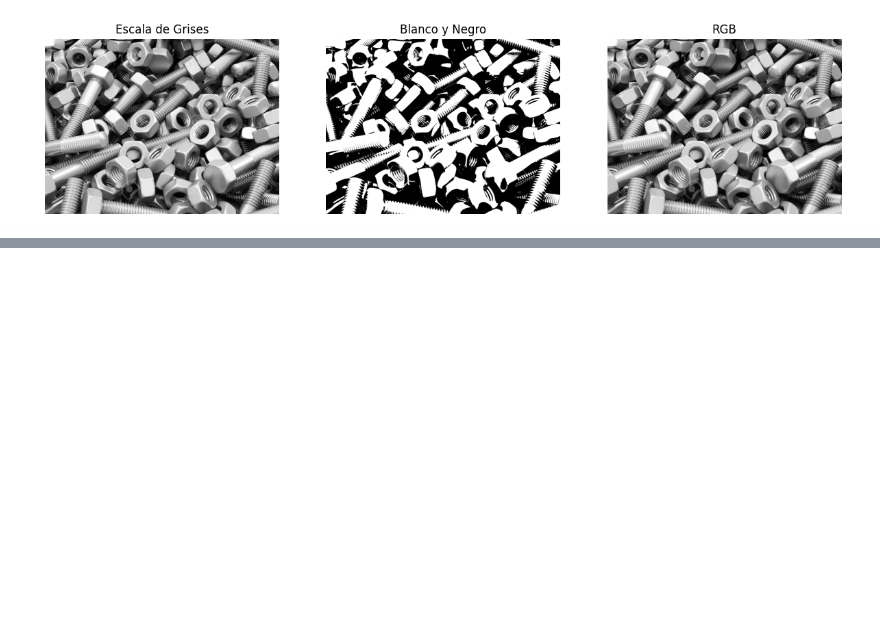
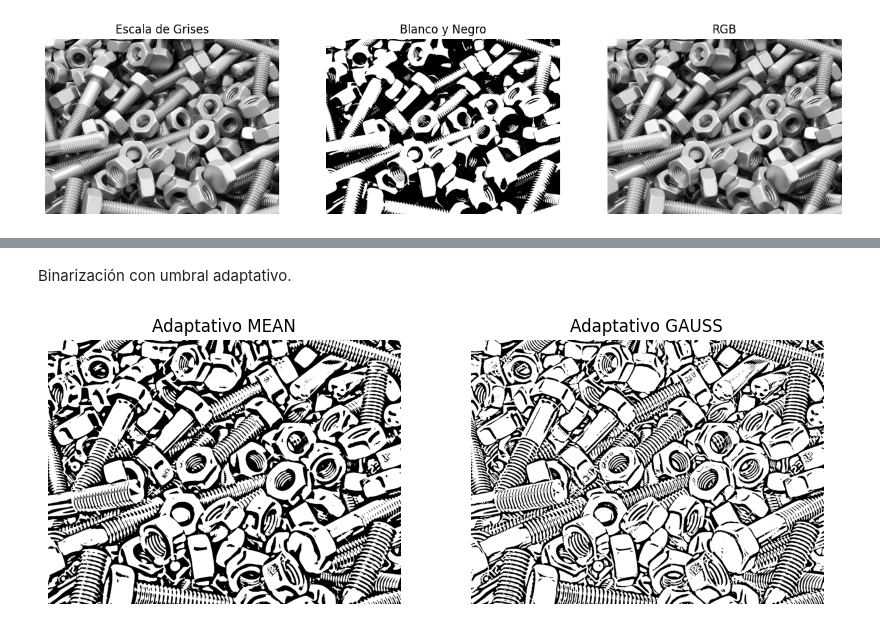
Before and after one commit to Astolfo34/Parcial_1VisionArtificial, a Jupyter notebook: tornillos.ipynb, the cells around one changed output, grey strips where cells are left out. Saved outputs shown, nothing was run; the diff lists cells and outputs as text; code cells hidden in the pictures; blank space fills up the shorter version.

```diff
--- a/tornillos.ipynb
+++ b/tornillos.ipynb
@@ -57,0 +72,33 @@ plt.show()
+# %% [markdown]
+Binarización con umbral adaptativo.
+# %%
+# Convertir correctamente a escala de grises
+img1_gray = cv2.cvtColor(img1, cv2.COLOR_BGR2GRAY)
+
+# Aplicar suavizado
+gray_blur = cv2.GaussianBlur(img1_gray, (5,5), 0)
+
+# Parámetros de la binarización adaptativa
+blockSize = 31  # impar >= 3
+C = 5           # constante
+
+# Umbral adaptativo
+bin_adapt_mean = cv2.adaptiveThreshold(
+    gray_blur, 255,
+    cv2.ADAPTIVE_THRESH_MEAN_C,
+    cv2.THRESH_BINARY, blockSize, C
+)
+
+bin_adapt_gauss = cv2.adaptiveThreshold(
+    gray_blur, 255,
+    cv2.ADAPTIVE_THRESH_GAUSSIAN_C,
+    cv2.THRESH_BINARY, blockSize, C
+)
+
+# Mostrar resultados
+plt.figure(figsize=(10,4))
+plt.subplot(1,2,1); plt.imshow(bin_adapt_mean, cmap='gray'); plt.title('Adaptativo MEAN'); plt.axis('off')
+plt.subplot(1,2,2); plt.imshow(bin_adapt_gauss, cmap='gray'); plt.title('Adaptativo GAUSS'); plt.axis('off')
+plt.show()
+# %% [output]
+[figure, added]
```
Also changed, not shown: parts of 3 cells of this notebook.
